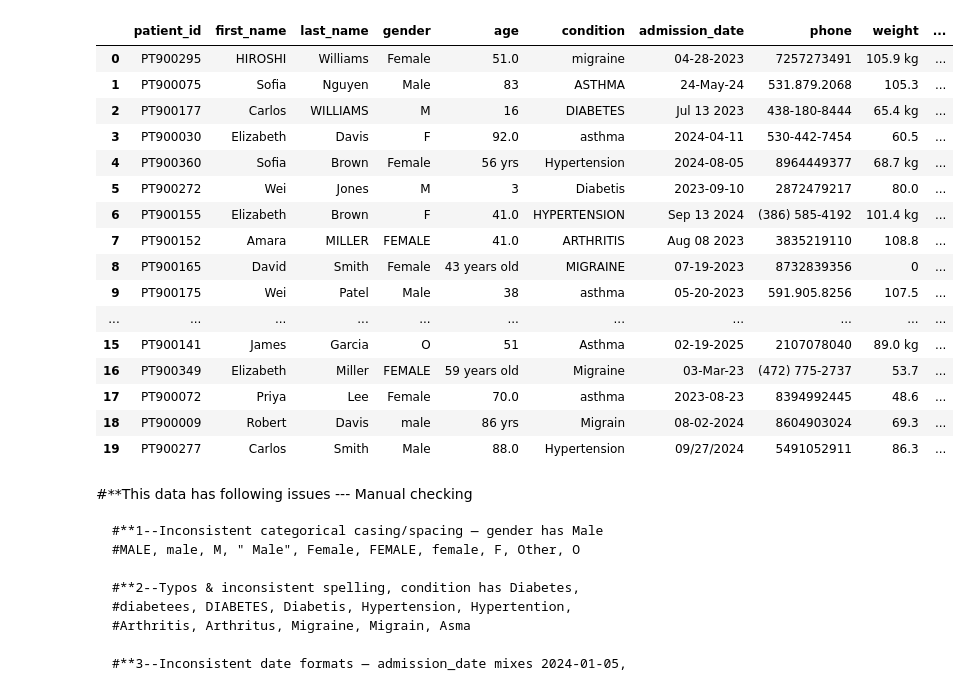
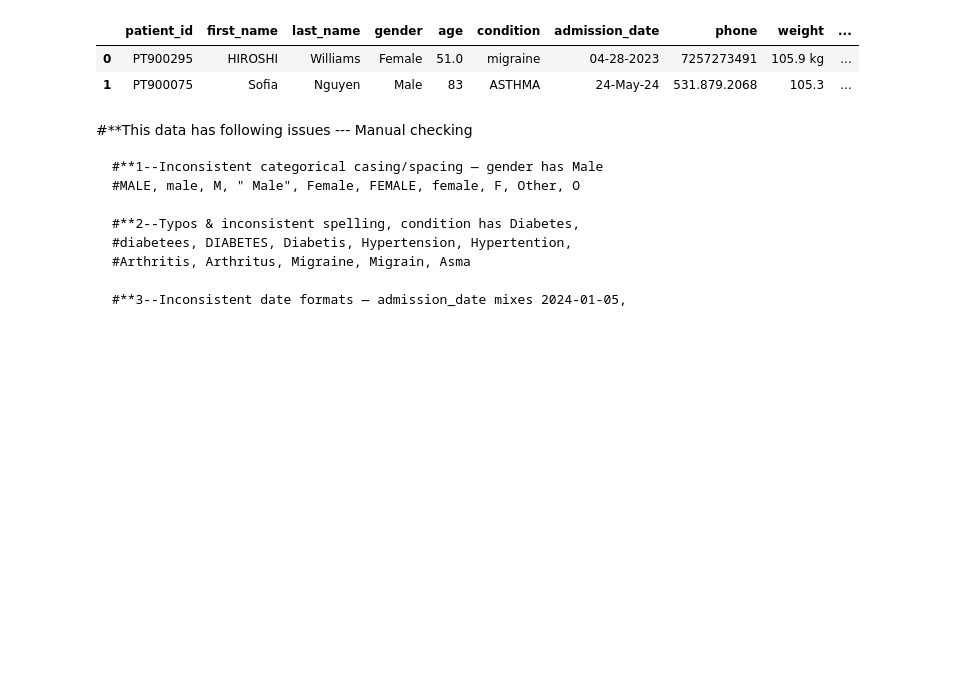
Before and after one commit to ssklpu912-glitch/Data-Science-Professional-summary, a Jupyter notebook: Data_Cleaning_summary.ipynb, the cells around one changed output. Saved outputs shown, nothing was run; the diff lists cells and outputs as text; code cells hidden in the pictures; blank space fills up the shorter version.

```diff
--- a/Data_Cleaning_summary.ipynb
+++ b/Data_Cleaning_summary.ipynb
@@ -3,24 +4,10 @@ import pandas as pd
 # %%
 Messy_data=pd.read_csv('messy_data.csv')
-Messy_data.head(20)
+Messy_data.head(2)
 # %% [output]
 |  | patient_id | first_name | last_name | gender | age | condition | admission_date | phone | weight | ... |
 | 0 | PT900295 | HIROSHI | Williams | Female | 51.0 | migraine | 04-28-2023 | 7257273491 | 105.9 kg | ... |
 | 1 | PT900075 | Sofia | Nguyen | Male | 83 | ASTHMA | 24-May-24 | 531.879.2068 | 105.3 | ... |
-| 2 | PT900177 | Carlos | WILLIAMS | M | 16 | DIABETES | Jul 13 2023 | 438-180-8444 | 65.4 kg | ... |
-| 3 | PT900030 | Elizabeth | Davis | F | 92.0 | asthma | 2024-04-11 | 530-442-7454 | 60.5 | ... |
-| 4 | PT900360 | Sofia | Brown | Female | 56 yrs | Hypertension | 2024-08-05 | 8964449377 | 68.7 kg | ... |
-| 5 | PT900272 | Wei | Jones | M | 3 | Diabetis | 2023-09-10 | 2872479217 | 80.0 | ... |
-| 6 | PT900155 | Elizabeth | Brown | F | 41.0 | HYPERTENSION | Sep 13 2024 | (386) 585-4192 | 101.4 kg | ... |
-| 7 | PT900152 | Amara | MILLER | FEMALE | 41.0 | ARTHRITIS | Aug 08 2023 | 3835219110 | 108.8 | ... |
-| 8 | PT900165 | David | Smith | Female | 43 years old | MIGRAINE | 07-19-2023 | 8732839356 | 0 | ... |
-| 9 | PT900175 | Wei | Patel | Male | 38 | asthma | 05-20-2023 | 591.905.8256 | 107.5 | ... |
-| ... | ... | ... | ... | ... | ... | ... | ... | ... | ... | ... |
-| 15 | PT900141 | James | Garcia | O | 51 | Asthma | 02-19-2025 | 2107078040 | 89.0 kg | ... |
-| 16 | PT900349 | Elizabeth | Miller | FEMALE | 59 years old | Migraine | 03-Mar-23 | (472) 775-2737 | 53.7 | ... |
-| 17 | PT900072 | Priya | Lee | Female | 70.0 | asthma | 2023-08-23 | 8394992445 | 48.6 | ... |
-| 18 | PT900009 | Robert | Davis | male | 86 yrs | Migrain | 08-02-2024 | 8604903024 | 69.3 | ... |
-| 19 | PT900277 | Carlos | Smith | Male | 88.0 | Hypertension | 09/27/2024 | 5491052911 | 86.3 | ... |
 # %% [markdown]
 #**This data has following issues --- Manual checking
 
```
Also changed, not shown: parts of 29 cells of this notebook.
